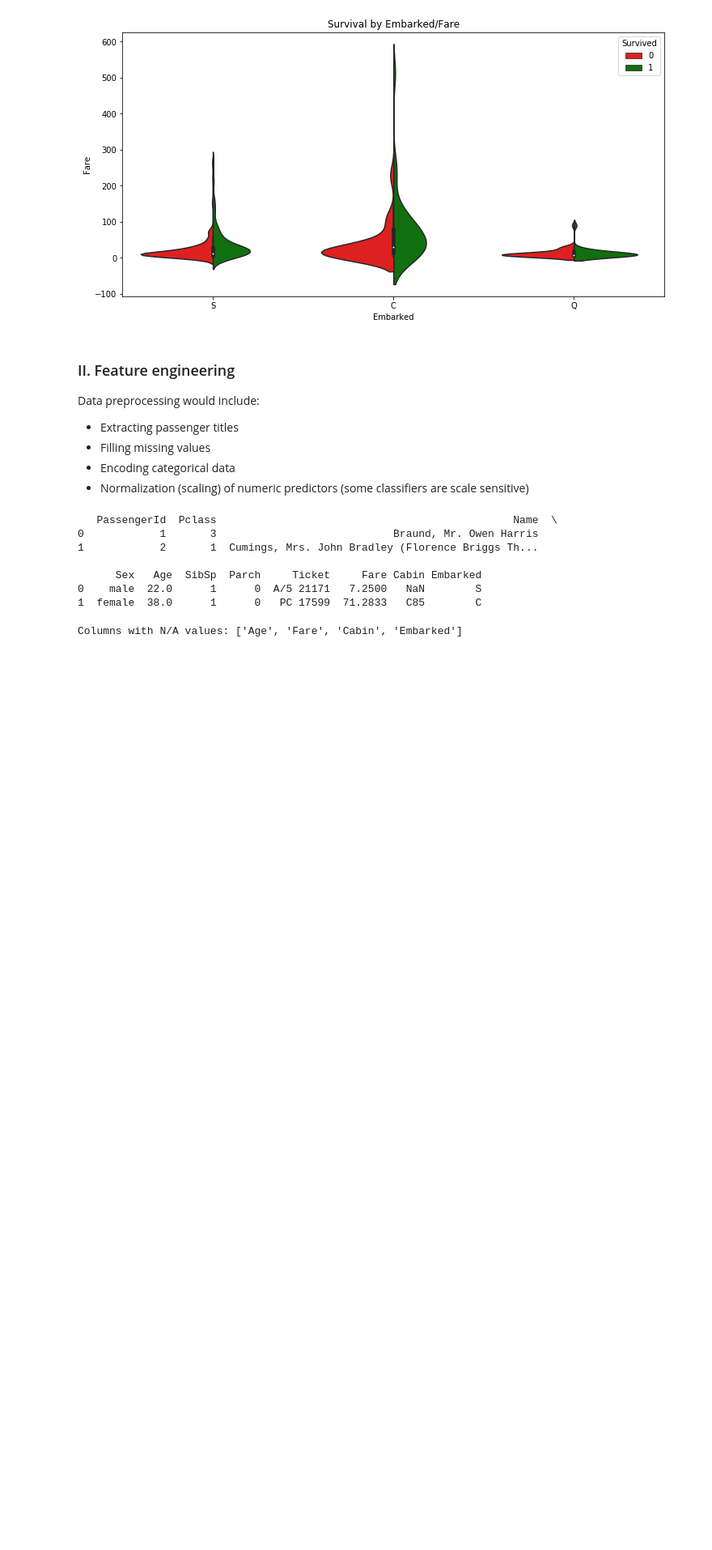
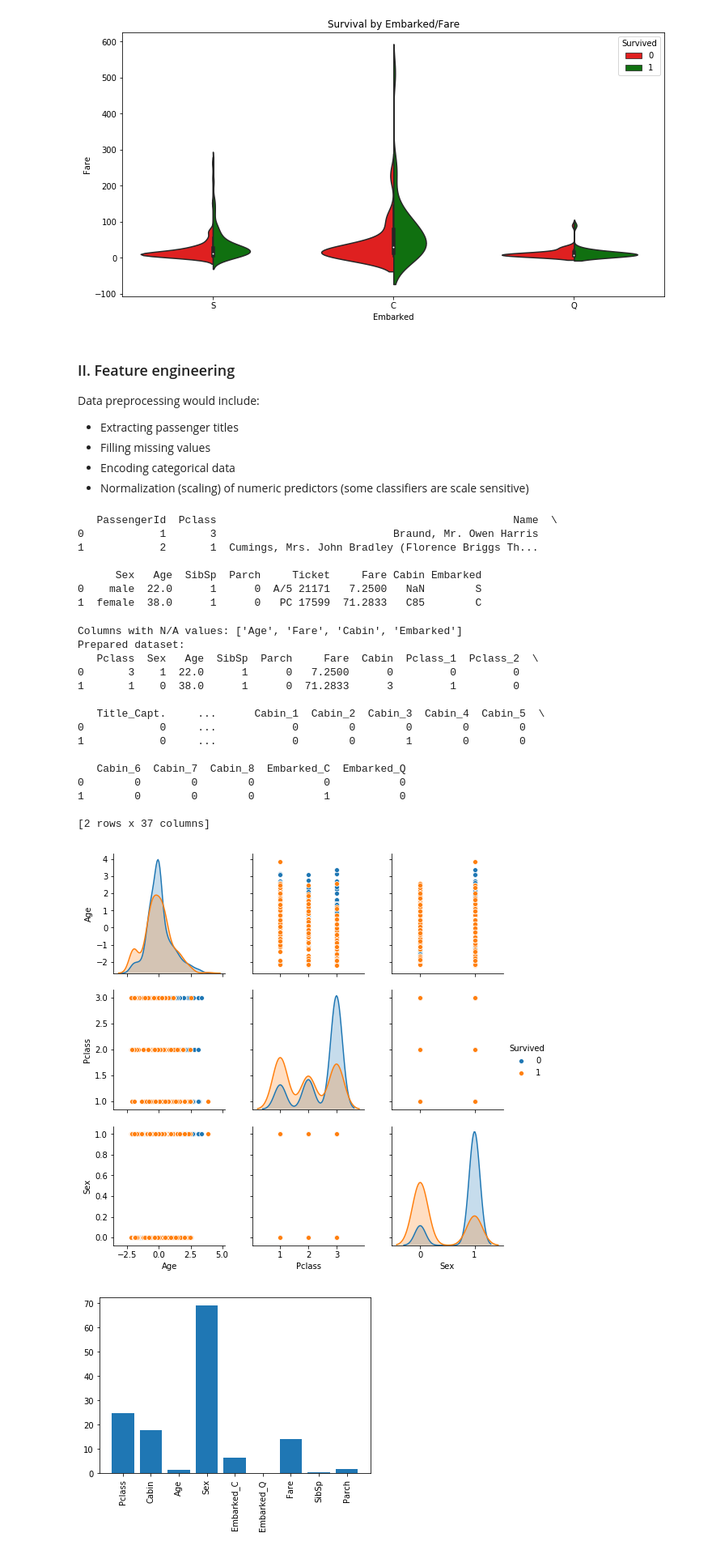
Before and after one commit to pandaslaw/ml_exercises, a Jupyter notebook: kaggle/titanic.ipynb, the cells around one changed output. Shown at 81% size. Drawn from its saved outputs; the diff is of its cells as text; code cells hidden in the pictures; blank space fills up the shorter version.

Commit message:
completed survival prediction with 0.73 score for titanic problem

```diff
--- a/kaggle/titanic.ipynb
+++ b/kaggle/titanic.ipynb
@@ -201,42 +209,99 @@ dummy_pclass = pd.get_dummies(all_data['Pclass'], prefix='Pclass')
 all_data = pd.concat([all_data, dummy_pclass], axis=1, sort=False)
 # after generating dummy values we can delete original column and one of generated,
 # i.e. Pclass_1 is 0, Pclass_2 is 0 then we know what value of Pclass_3
-columns_to_drop = ['Pclass', 'Pclass_3']
+columns_to_drop = ['Pclass_3']
 
 # ----------------- Prepare Name --------------------------
 all_data['Title'] = create_title_column_from_name(all_data)
+dummy_title = pd.get_dummies(all_data['Title'], prefix='Title')
+all_data = pd.concat([all_data, dummy_title], axis=1, sort=False)
+columns_to_drop.append('Name')
+columns_to_drop.append('Title')
 
 # ----------------- Prepare Sex ---------------------------
 genders = {"male": 1, "female": 0}
 all_data['Sex'] = all_data['Sex'].map(genders)
 
 # ----------------- Prepare Age ---------------------------
 all_data['Age'] = prepare_age(all_data)
 
 # ----------------- Prepare SibSp -------------------------
 # ----------------- Prepare Parch -------------------------
 # ----------------- Prepare Ticket ------------------------
+columns_to_drop.append('Ticket')
 
 # ----------------- Prepare Fare --------------------------
 fare_median_by_class = all_data.groupby('Pclass')['Fare'].median()
 all_data["Fare"] = all_data.apply(lambda row: fare_median_by_class[row["Pclass"]]
 if pd.isnull(row["Fare"]) else row["Fare"], axis=1)
 
 # ----------------- Prepare Cabin -------------------------
-all_data.loc[all_data['Cabin'].isnull(), 'Cabin'] = "unknown"
+all_data.loc[all_data['Cabin'].isnull(), 'Cabin'] = "U"
+cabins_dict = {"U": 0, "A": 1, "B": 2, "C": 3, "D": 4, "E": 5, "F": 6, "G": 7, "T": 8}
+all_data["Cabin"] = all_data["Cabin"].fillna("U").apply(lambda cabin: cabins_dict.get(cabin[0], -1))
+dummy_cabin = pd.get_dummies(all_data['Cabin'], prefix='Cabin')
+all_data = pd.concat([all_data, dummy_cabin], axis=1, sort=False)
+# columns_to_drop.append('Cabin')
+columns_to_drop.append('Cabin_0')
 
 # ----------------- Prepare Embarked ----------------------
 all_data.loc[all_data['Embarked'].isnull(), 'Embarked'] = 'S'
 dummy_embarked = pd.get_dummies(all_data['Embarked'], prefix='Embarked')
 all_data = pd.concat([all_data, dummy_embarked], axis=1, sort=False)
 columns_to_drop.append('Embarked')
 columns_to_drop.append('Embarked_S')
-# all_data.drop(columns_to_drop, axis=1, inplace=True)
-# print("Prepared dataset:")
-# print(all_data.head())
+all_data.drop(columns_to_drop, axis=1, inplace=True)
+print("Prepared dataset:")
+print(all_data.head(2))
 
 # Normalize numeric predictors
+predictors_to_normalize = ['Age', 'SibSp', 'Parch', 'Fare']
 scaler = StandardScaler()
-# scaler.fit(all_data['Age', 'SibSp', 'Parch', 'Fare'])
+scaler.fit(all_data[predictors_to_normalize])
+all_data[predictors_to_normalize] = scaler.transform(all_data[predictors_to_normalize])
+
+# select predictors for training (comment unnecessary)
+predictors = ["Pclass",
+              #"Name",
+              #"Title",
+              #"Cabin",
+              #"Ticket",
+              "Cabin",
+              "Age",
+              "Sex",
+              "Embarked_C", "Embarked_Q",
+              "Fare",
+              "SibSp", "Parch"]
+train = all_data.head(train_data.shape[0]).copy()
+train['Survived'] = y
+test = all_data.tail(test_data.shape[0]).copy()
+g = sns.pairplot(train, vars=["Age", "Pclass", "Sex"], hue='Survived')
+plt.show()
+
+# Estimate the importance of the predictors
+selector = SelectKBest(f_classif, k=5)
+selector.fit(train[predictors], y)
+scores = -np.log10(selector.pvalues_)
+plt.bar(range(len(predictors)), scores)
+plt.xticks(range(len(predictors)), predictors, rotation='vertical')
+plt.show()
+train.drop(['Cabin', 'Pclass', 'Survived'], axis=1, inplace=True)
+test.drop(['Cabin', 'Pclass'], axis=1, inplace=True)
 # %% [output]
 Columns with N/A values: ['Age', 'Fare', 'Cabin', 'Embarked']
+Prepared dataset:
+   Pclass  Sex   Age  SibSp  Parch     Fare  Cabin  Pclass_1  Pclass_2  \
+0       3    1  22.0      1      0   7.2500      0         0         0
+1       1    0  38.0      1      0  71.2833      3         1         0
+
+   Title_Capt.     ...      Cabin_1  Cabin_2  Cabin_3  Cabin_4  Cabin_5  \
+0            0     ...            0        0        0        0        0
+1            0     ...            0        0        1        0        0
+
+   Cabin_6  Cabin_7  Cabin_8  Embarked_C  Embarked_Q
+0        0        0        0           0           0
+1        0        0        0           1           0
+
+[2 rows x 37 columns]
+[figure, added]
+[figure, added]
```
Also changed, not shown: parts of 8 cells of this notebook.
